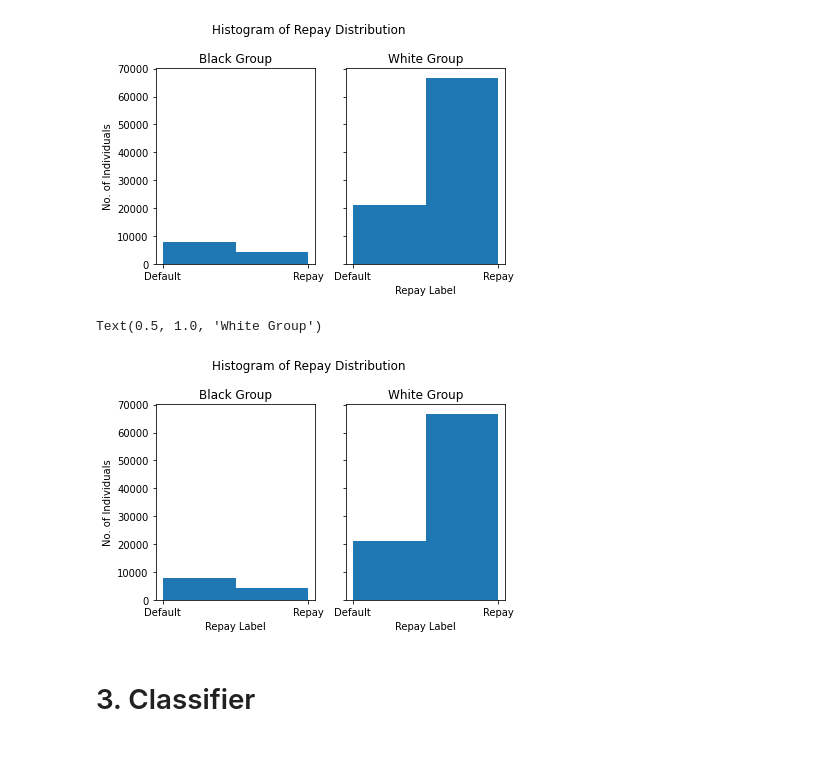
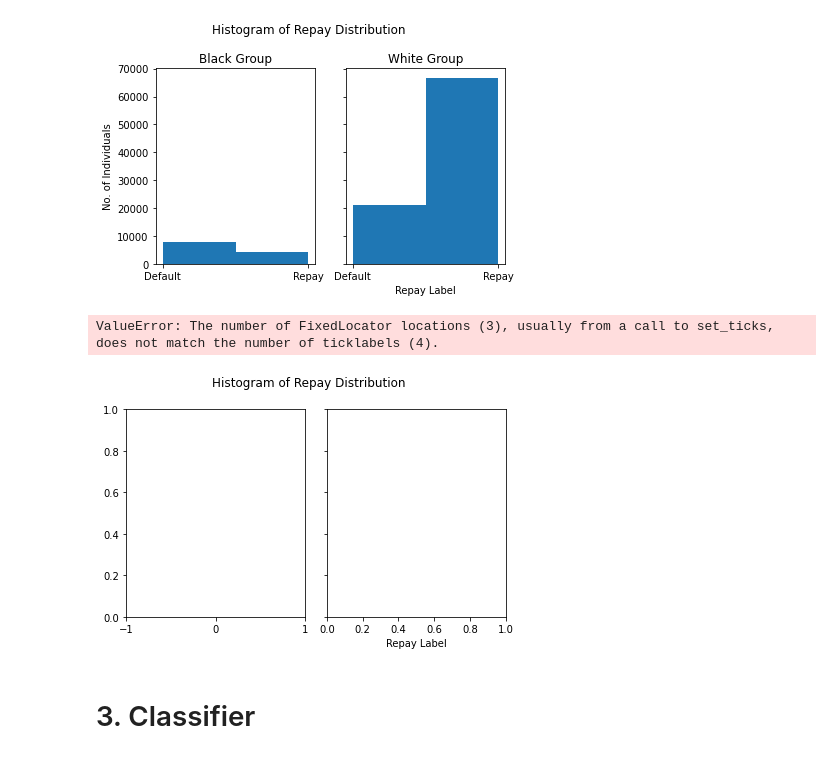
Before and after one commit to lydiatliu/delayedimpact, a Jupyter notebook: notebooks/simData_classification.ipynb, the cells around one changed output. Saved outputs shown, nothing was run; the diff lists cells and outputs as text; code cells hidden in the pictures.

```diff
--- a/notebooks/simData_classification.ipynb
+++ b/notebooks/simData_classification.ipynb
@@ -168,42 +168,39 @@ axs[1].set_title('White Group')
 Text(0.5, 1.0, 'White Group')
 [figure]
 # %%
-import matplotlib.ticker as ticker
-
-
 fig, axs = plt.subplots(1, 2, sharey=True, tight_layout=True)
 
 fig.suptitle('Histogram of Repay Distribution')
 plt.xlabel('Repay Label')
 
 black_label_dist = data['repay_indices'].loc[data['race']==0]
 white_label_dist = data['repay_indices'].loc[data['race']==1]
 
 #print(black_label_dist)
 #print(white_label_dist)
 
 # maybe see if the label is an int or a float
 
 # default: 0, repay: 1
 
-n_bins = 2
+n_bins = 4
 # We can set the number of bins with the *bins* keyword argument.
 #start, end = ax.get_xlim()
 stepsize=1
-axs[0].xaxis.set_ticks(np.arange(0, 2, stepsize))
-axs[0].set_xticklabels(['Default','Repay'])
+axs[0].xaxis.set_ticks(np.arange(-1, 2, stepsize))
+axs[0].set_xticklabels(['','Default','Repay', ''])
 axs[0].hist(black_label_dist, bins=n_bins)
 axs[0].set_title('Black Group')
 axs[0].set_ylabel('No. of Individuals')
 axs[0].set_xlabel('Repay Label')
 
 axs[1].xaxis.set_ticks(np.arange(0, 2, stepsize))
 axs[1].set_xticklabels(['Default','Repay'])
 axs[1].hist(white_label_dist, bins=n_bins)
 axs[1].set_title('White Group')
 # %% [output]
-Text(0.5, 1.0, 'White Group')
+ValueError: The number of FixedLocator locations (3), usually from a call to set_ticks, does not match the number of ticklabels (4).
-[figure, old version]
+[figure, new version]
 # %% [markdown]
 # 3. Classifier
 # %%
```
